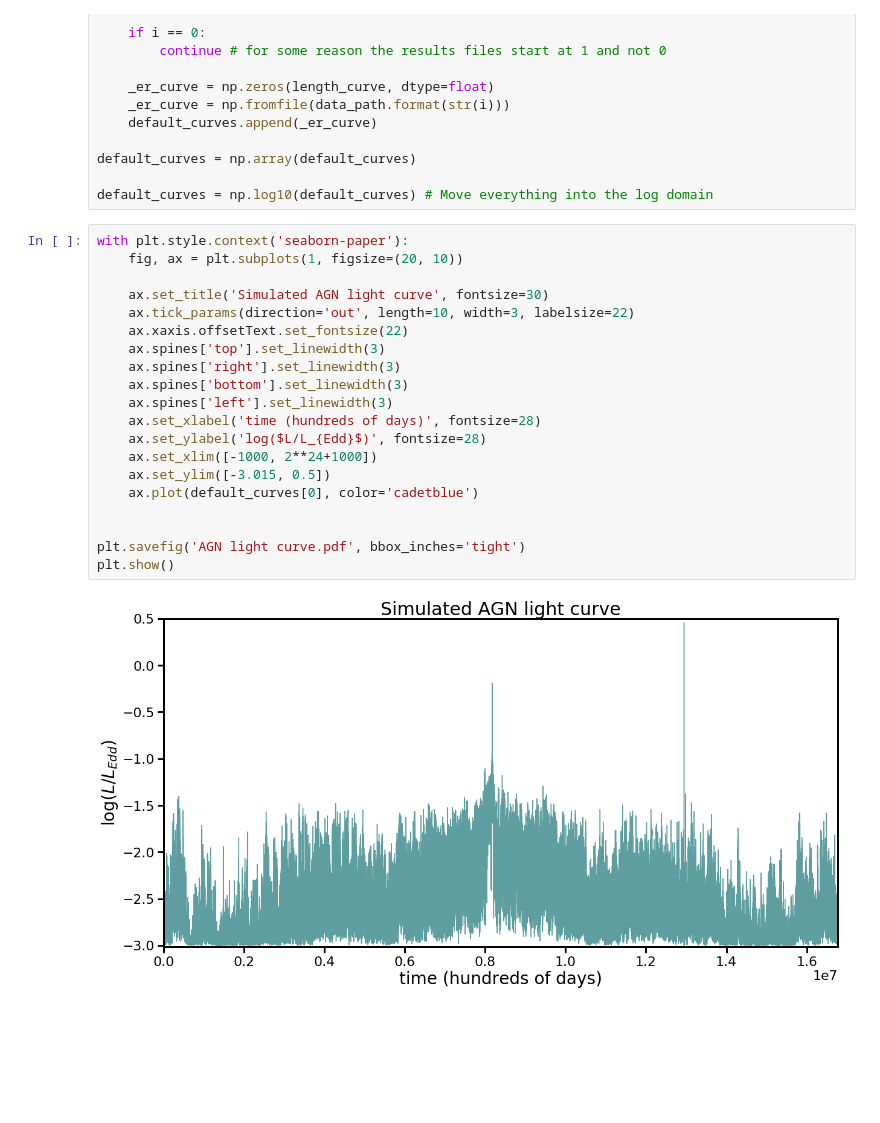
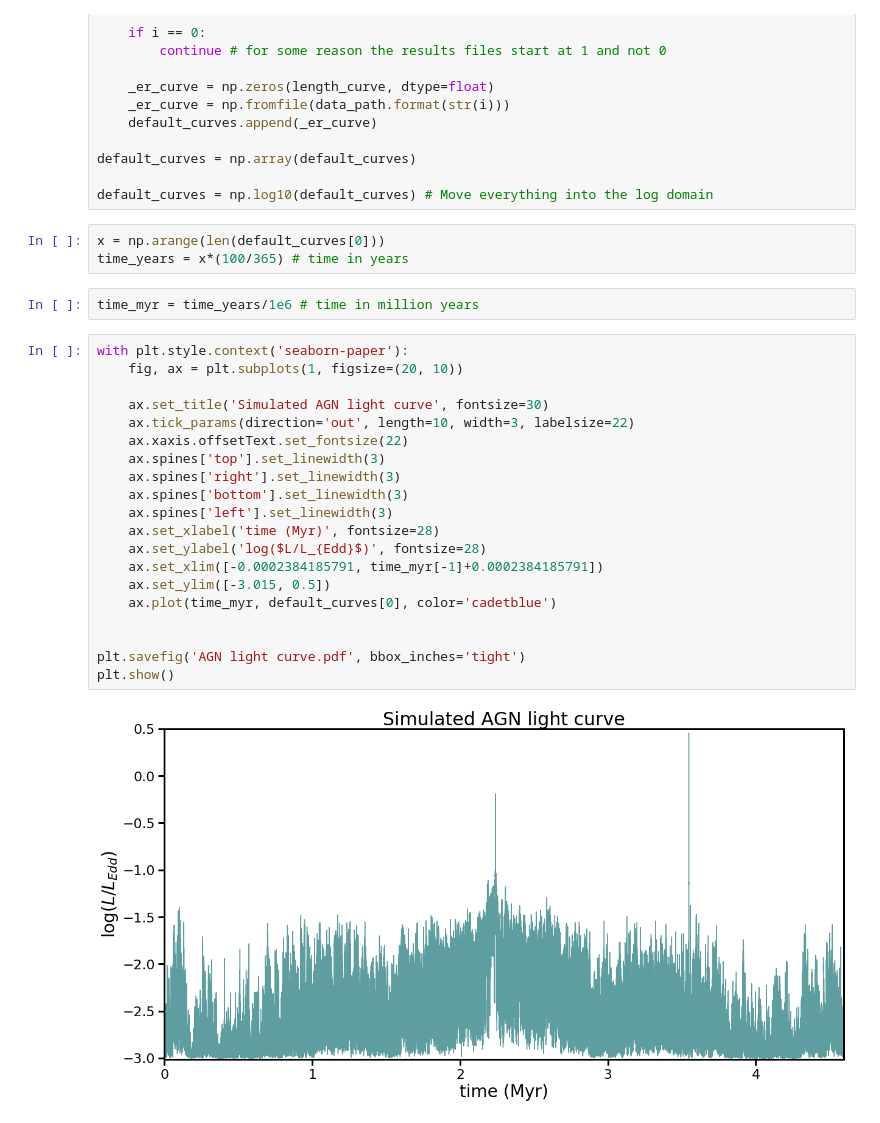
Before and after one commit to openhearted99/AGN_variability_project, a Jupyter notebook: Simulations/visualization/default_params/Factory2.0.ipynb, the cells around one changed output. Drawn from its saved outputs; the diff is of its cells as text; blank space fills up the shorter version.

Commit message:
Updated the AGN light curve graph

```diff
--- a/Simulations/visualization/default_params/Factory2.0.ipynb
+++ b/Simulations/visualization/default_params/Factory2.0.ipynb
@@ -620,25 +620,30 @@ for i in tqdm(range(num_curves + 1)):
 default_curves = np.array(default_curves)
 
 default_curves = np.log10(default_curves) # Move everything into the log domain
+# %%
+x = np.arange(len(default_curves[0]))
+time_years = x*(100/365) # time in years
+# %%
+time_myr = time_years/1e6 # time in million years
 # %%
 with plt.style.context('seaborn-paper'):
     fig, ax = plt.subplots(1, figsize=(20, 10))
 
     ax.set_title('Simulated AGN light curve', fontsize=30)
     ax.tick_params(direction='out', length=10, width=3, labelsize=22)
     ax.xaxis.offsetText.set_fontsize(22)
     ax.spines['top'].set_linewidth(3)
     ax.spines['right'].set_linewidth(3)
     ax.spines['bottom'].set_linewidth(3)
     ax.spines['left'].set_linewidth(3)
-    ax.set_xlabel('time (hundreds of days)', fontsize=28)
+    ax.set_xlabel('time (Myr)', fontsize=28)
     ax.set_ylabel('log($L/L_{Edd}$)', fontsize=28)
-    ax.set_xlim([-1000, 2**24+1000])
+    ax.set_xlim([-0.0002384185791, time_myr[-1]+0.0002384185791])
     ax.set_ylim([-3.015, 0.5])
-    ax.plot(default_curves[0], color='cadetblue')
+    ax.plot(time_myr, default_curves[0], color='cadetblue')
 
 
 plt.savefig('AGN light curve.pdf', bbox_inches='tight')
 plt.show()
 # %% [output]
-[figure, old version]
+[figure, new version]
```
Also changed, not shown: parts of 1 cell of this notebook, 8 other files.
